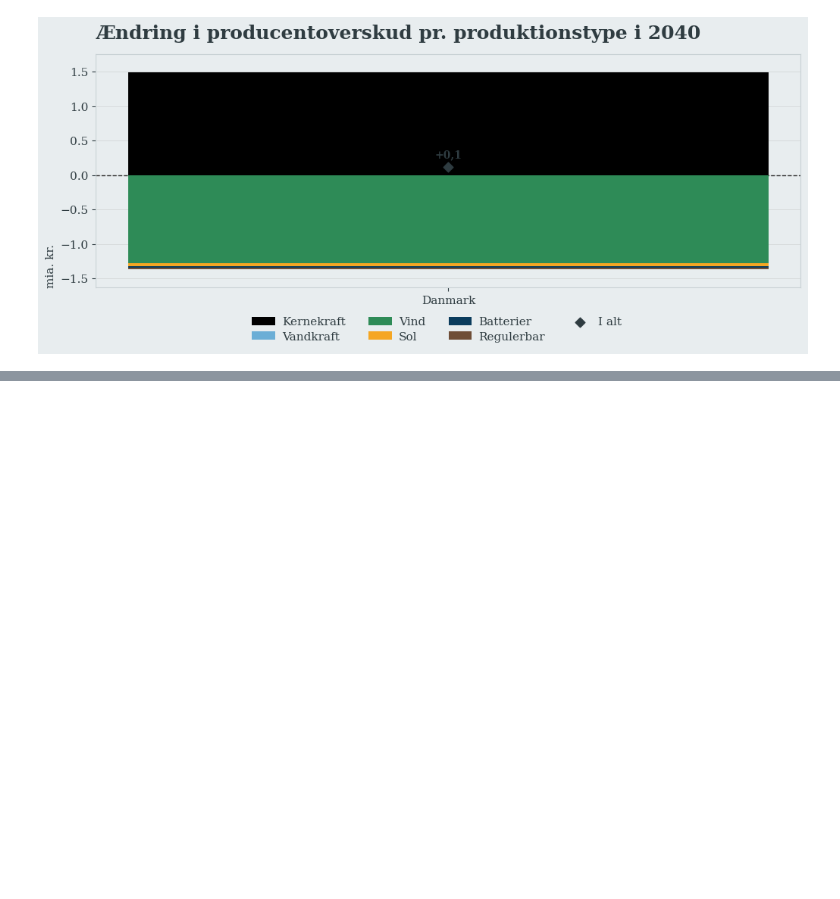
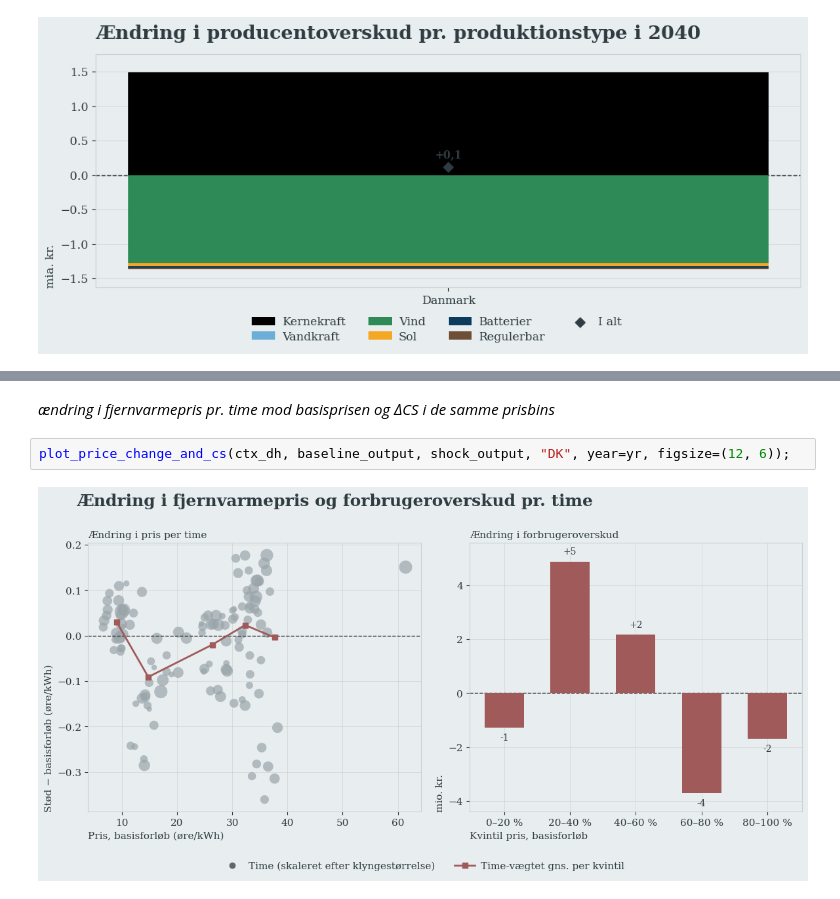
Before and after one commit to cfn368/ET_GR_wrapper, a Jupyter notebook: 0_ET_vis_analysis.ipynb, the cells around one changed output, grey strips where cells are left out. Drawn from its saved outputs; the diff is of its cells as text; blank space fills up the shorter version.

```diff
--- a/0_ET_vis_analysis.ipynb
+++ b/0_ET_vis_analysis.ipynb
@@ -159,0 +175,6 @@ plot_profit_delta(baseline_output, shock_output, id2Pt=id2Pt, id2EA=id2EA, year=
+# %% [markdown]
+*ændring i fjernvarmepris pr. time mod basisprisen og ΔCS i de samme prisbins*
+# %%
+plot_price_change_and_cs(ctx_dh, baseline_output, shock_output, "DK", year=yr, figsize=(12, 6));
+# %% [output]
+[figure, added]
```
Also changed, not shown: parts of 15 cells of this notebook, 11 other files.
